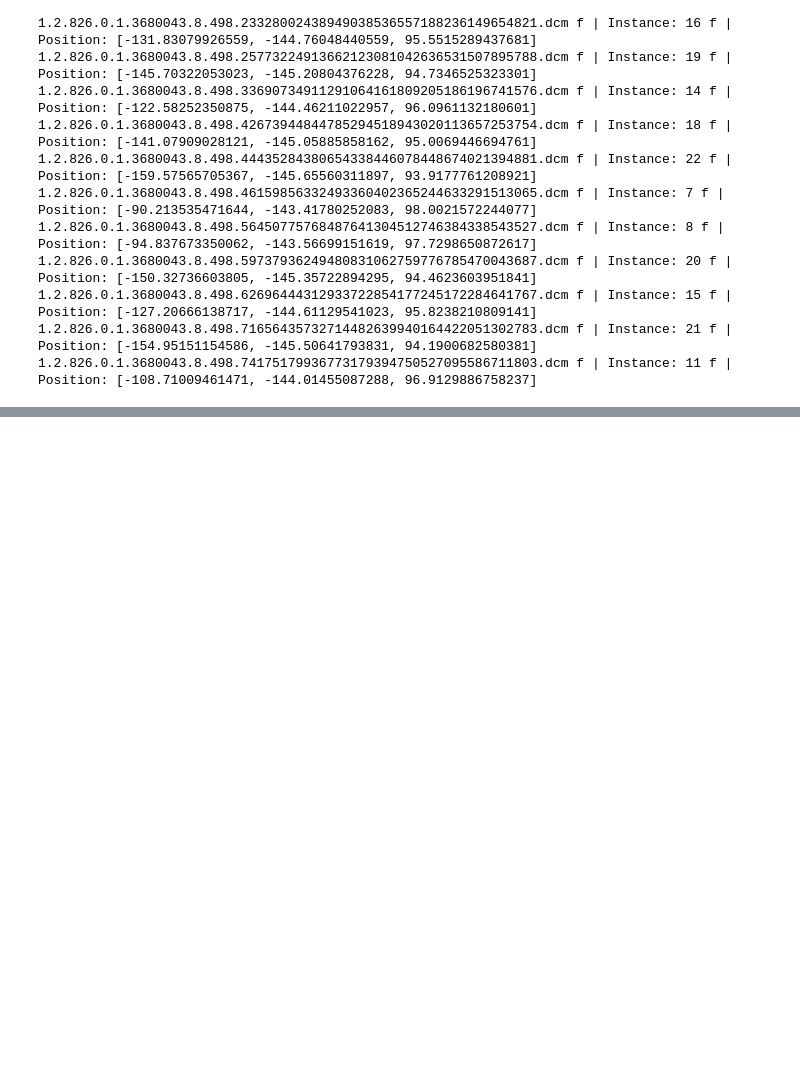
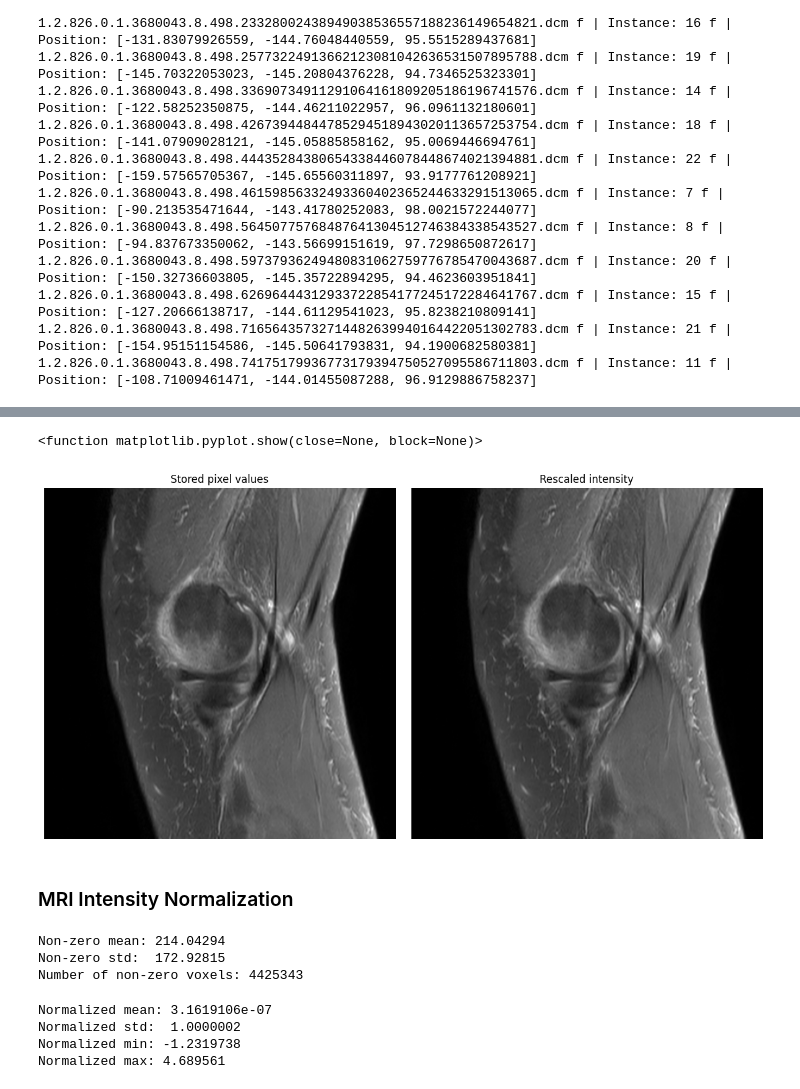
Before and after one commit to sirohi-ml/Image_Detection_from_scratch, a Jupyter notebook: 12_RSNA_data_exploration.ipynb, the cells around one changed output, grey strips where cells are left out. Saved outputs shown, nothing was run; the diff lists cells and outputs as text; code cells hidden in the pictures; blank space fills up the shorter version.

Commit message:
Continue RSNA data exploration

```diff
--- a/12_RSNA_data_exploration.ipynb
+++ b/12_RSNA_data_exploration.ipynb
@@ -543,0 +769,18 @@ for f in files_on_disk:
+# %%
+## Just because ds.RescaleSlope exists doesn't mean pixel values will be transformed automatically
+
+from pydicom.pixel_data_handlers.util import apply_modality_lut           # this module takes the raw/stored DICOM pixel values and applies the modality LUT/rescale information encoded in the DICOM metadata, when applicable
+
+ds = pydicom.dcmread(files_on_disk[0])                                    # read the DICOM
+
+stored = ds.pixel_array.astype(np.float32)                                # read the stored pixel values and convert to float32 to perform numerical transformations
+
+rescaled = apply_modality_lut(ds.pixel_array, ds).astype(np.float32)      # apply modality, the point of this modality is that it consults the relevant DICOM metadata on exactly how to apply the modality, if it is defined
+
+print("Stored:")
+print("  min:", stored.min())
+print("  max:", stored.max())
+
+print("\nRescaled:")
+print("  min:", rescaled.min())
+print("  max:", rescaled.max())
@@ -543,0 +795,22 @@ for f in files_on_disk:
+# %%
+## plot the image
+fig, axes = plt.subplots(1,2, figsize=(12,6))      # fig is the 'whole canvas' and axes contains the 'individual plotting' (nrows, ncols), widhth = 12 inches and height = 6 inches
+
+axes[0].imshow(stored, cmap='gray')               # display the "stored" pixel values array in the left subplot
+axes[0].set_title("Stored pixel values")
+axes[0].axis('off')
+
+axes[1].imshow(rescaled, cmap='gray')             # display the rescaled image in the right suboplot
+axes[1].set_title("Rescaled intensity")
+axes[1].axis('off')
+
+plt.tight_layout()
+plt.show
+
+## The reason it does not do anything is because rescaling is just a linear transformation,
+## only numbers are changed
+# %% [output]
+<function matplotlib.pyplot.show(close=None, block=None)>
+[figure, added]
+# %% [markdown]
+### MRI Intensity Normalization
@@ -543,0 +824,15 @@ for f in files_on_disk:
+# %%
+nonzero = volume[volume > 0].astype(np.float32)     # remember volume was are stack of 18 MRI slices
+                                                    # non-zero voxels only
+                                                    # also this will be a 1D array containing only positive voxel intensities
+
+mean_intensity = nonzero.mean()
+std_intensity = nonzero.std()
+
+print("Non-zero mean:", mean_intensity)
+print("Non-zero std: ", std_intensity)
+print("Number of non-zero voxels:", len(nonzero))
+# %% [output]
+Non-zero mean: 214.04294
+Non-zero std:  172.92815
+Number of non-zero voxels: 4425343
@@ -543,0 +848,10 @@ for f in files_on_disk:
+# %%
+print("Normalized mean:", normalized_volume[mask].mean())
+print("Normalized std: ", normalized_volume[mask].std())
+print("Normalized min:", normalized_volume[mask].min())
+print("Normalized max:", normalized_volume[mask].max())
+# %% [output]
+Normalized mean: 3.1619106e-07
+Normalized std:  1.0000002
+Normalized min: -1.2319738
+Normalized max: 4.689561
```
Also changed, not shown: parts of 22 cells of this notebook.
